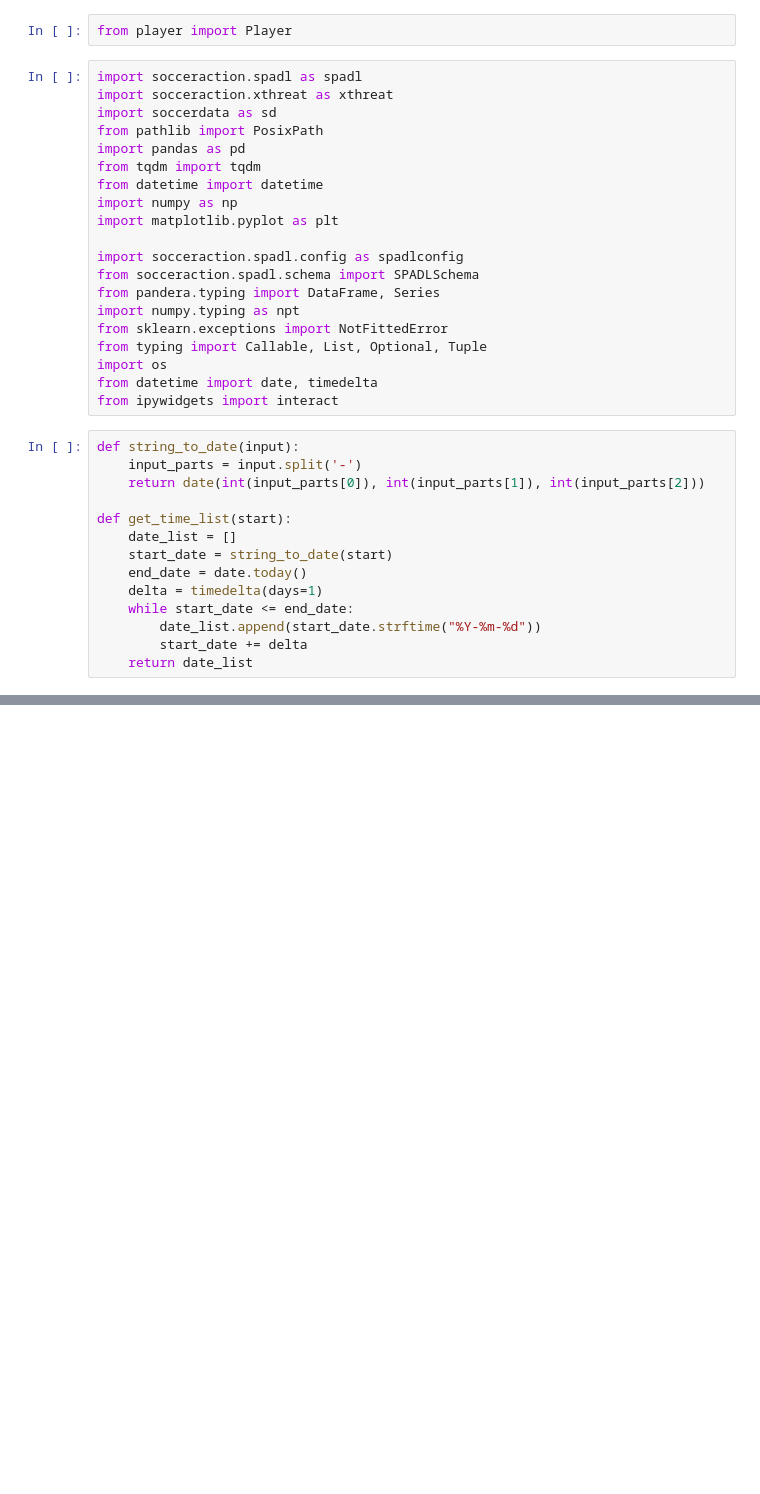
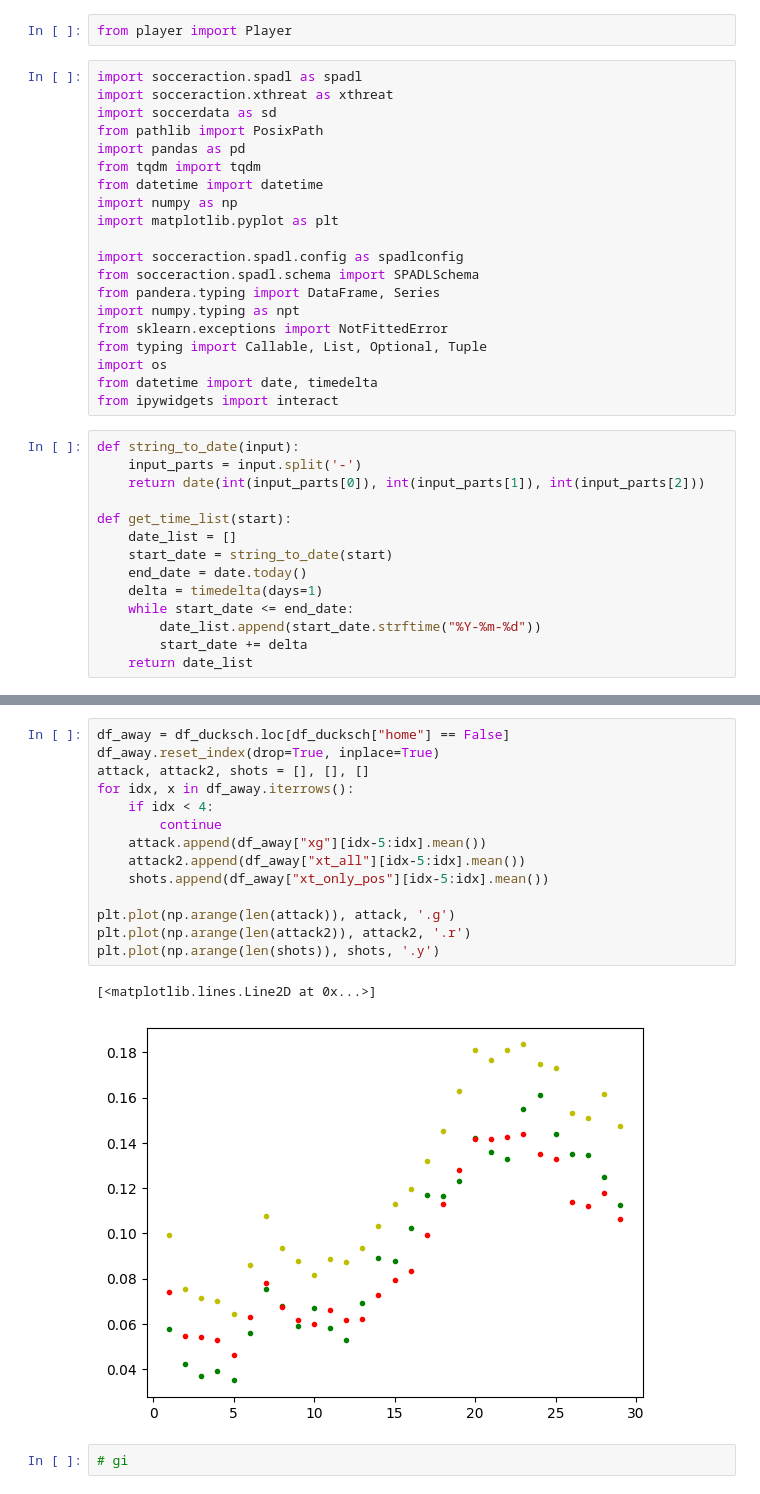
Before and after one commit to s-morten/packing-report, a Jupyter notebook: xT-impact/proto_files/load_proto.ipynb, the cells around one changed output, grey strips where cells are left out. Saved outputs shown, nothing was run; the diff lists cells and outputs as text; blank space fills up the shorter version.

```diff
--- a/xT-impact/proto_files/load_proto.ipynb
+++ b/xT-impact/proto_files/load_proto.ipynb
@@ -262,0 +86,19 @@ m*(df['g_i'].index.values[-1])+b
+# %%
+df_away = df_ducksch.loc[df_ducksch["home"] == False]
+df_away.reset_index(drop=True, inplace=True)
+attack, attack2, shots = [], [], []
+for idx, x in df_away.iterrows():
+    if idx < 4:
+        continue
+    attack.append(df_away["xg"][idx-5:idx].mean())
+    attack2.append(df_away["xt_all"][idx-5:idx].mean())
+    shots.append(df_away["xt_only_pos"][idx-5:idx].mean())
+
+plt.plot(np.arange(len(attack)), attack, '.g')
+plt.plot(np.arange(len(attack2)), attack2, '.r')
+plt.plot(np.arange(len(shots)), shots, '.y')
+# %% [output]
+[<matplotlib.lines.Line2D at 0x...>]
+[figure, added]
+# %%
+# gi
```
Also changed, not shown: parts of 24 cells of this notebook, 4 other files.
